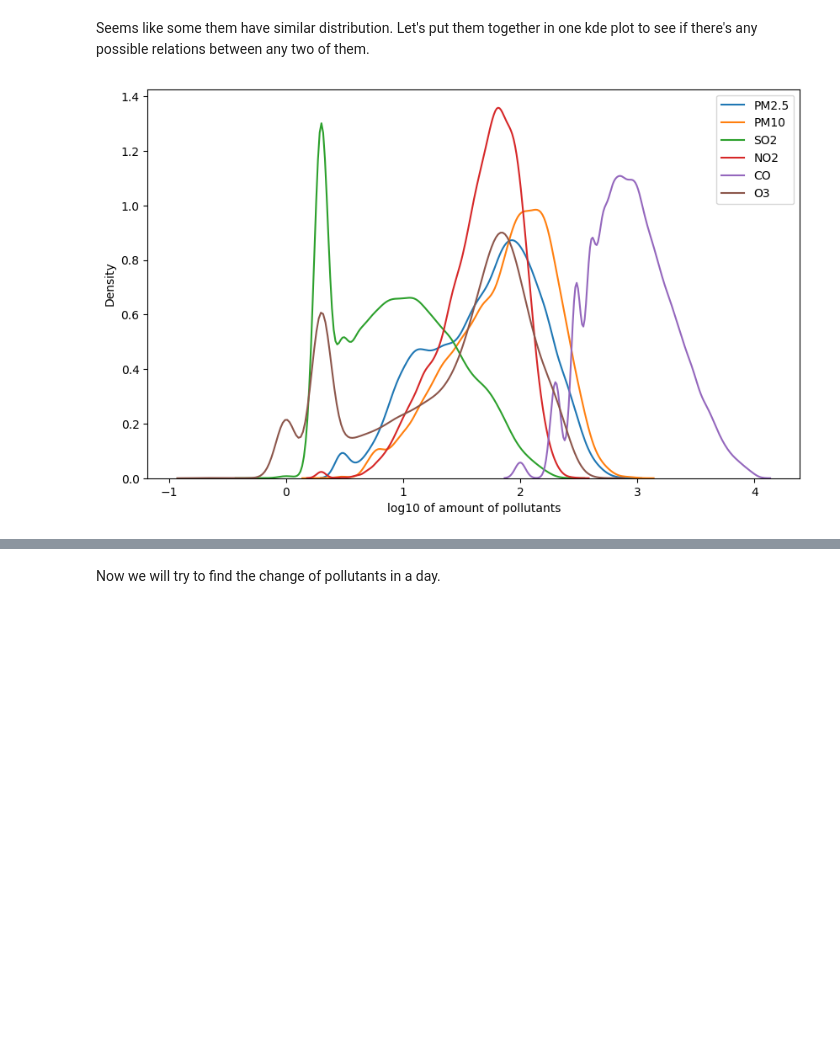
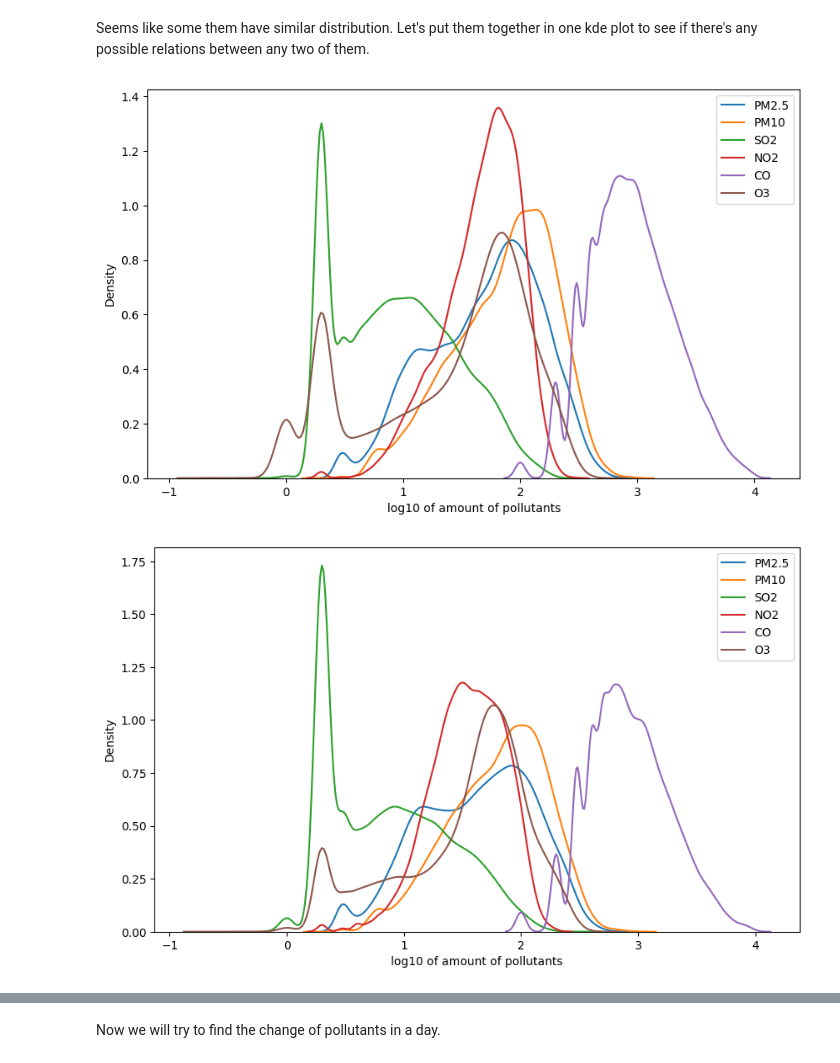
Before and after one commit to perthonBalans/SUSTC_Stat_217_Proj, a Jupyter notebook: Single_variable_analysis.ipynb, the cells around one changed output, grey strips where cells are left out. Cells and saved outputs as stored; diff of their text form; code cells hidden in the pictures; blank space fills up the shorter version.

```diff
--- a/Single_variable_analysis.ipynb
+++ b/Single_variable_analysis.ipynb
@@ -61,8 +69,8 @@ Find which column is null in
 # %%
 for aq in Air_Qualities:
     for x in aq.columns:
-        if Air_Quality_Aotizhongxin[x].isnull().any():
-            print('{} has {} null values'.format(x, Air_Quality_Aotizhongxin[x].isnull().sum()))
+        if aq[x].isnull().any():
+            print('{} has {} null values'.format(x, aq[x].isnull().sum()))
 # %% [output]
 PM2.5 has 925 null values
 PM10 has 718 null values
@@ -106,14 +130,27 @@ Seems like some them have similar distribution.
 Let's put them together in one kde plot to see if there's any possible relations between any two of them.
 # %%
 variables = ['PM2.5', 'PM10', 'SO2', 'NO2', 'CO', 'O3']
+def generate_log_plot_of_distribution(df, variables):
+    plt.figure(figsize=(10, 6))
+
+    for var in variables:
+        sns.kdeplot(np.log10(df[var]), label=var)
+
+    plt.xlabel('log10 of amount of pollutants')
+    plt.legend()
+    plt.show()
+    plt.show()
+for aq in Air_Qualities:
+    generate_log_plot_of_distribution(aq, variables)
 
 plt.figure(figsize=(10, 6))
 
 for var in variables:
-    sns.kdeplot(np.log10(Air_Quality_Aotizhongxin[var]), label=var)
+    sns.kdeplot(np.log10(Air_Quality_All[var]), label=var)
 
 plt.xlabel('log10 of amount of pollutants')
 plt.legend()
 plt.show()
 # %% [output]
 [figure]
+[figure, added]
```
Also changed, not shown: parts of 8 cells of this notebook, 1 other file.
